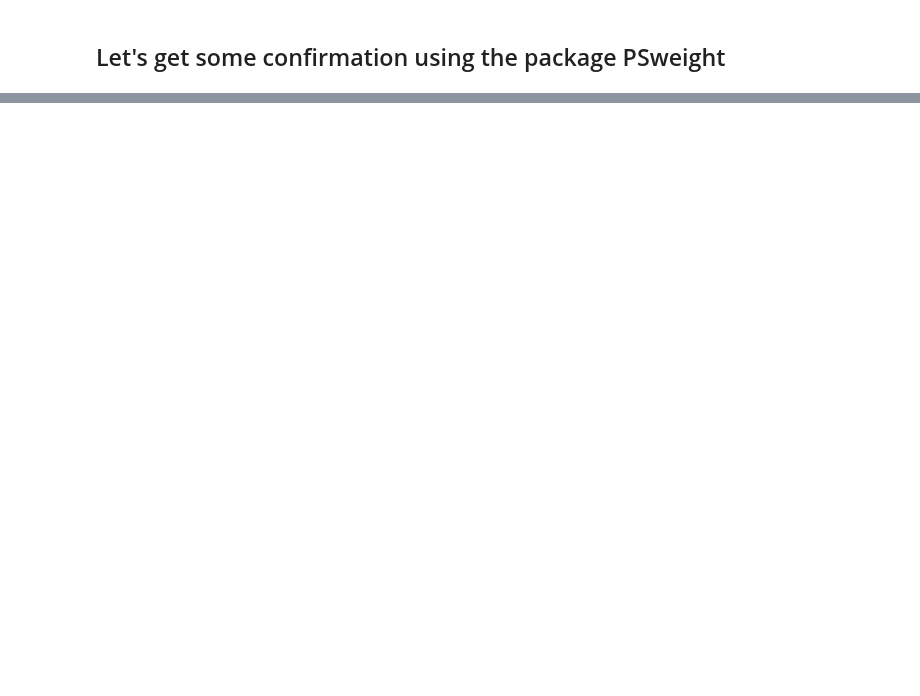
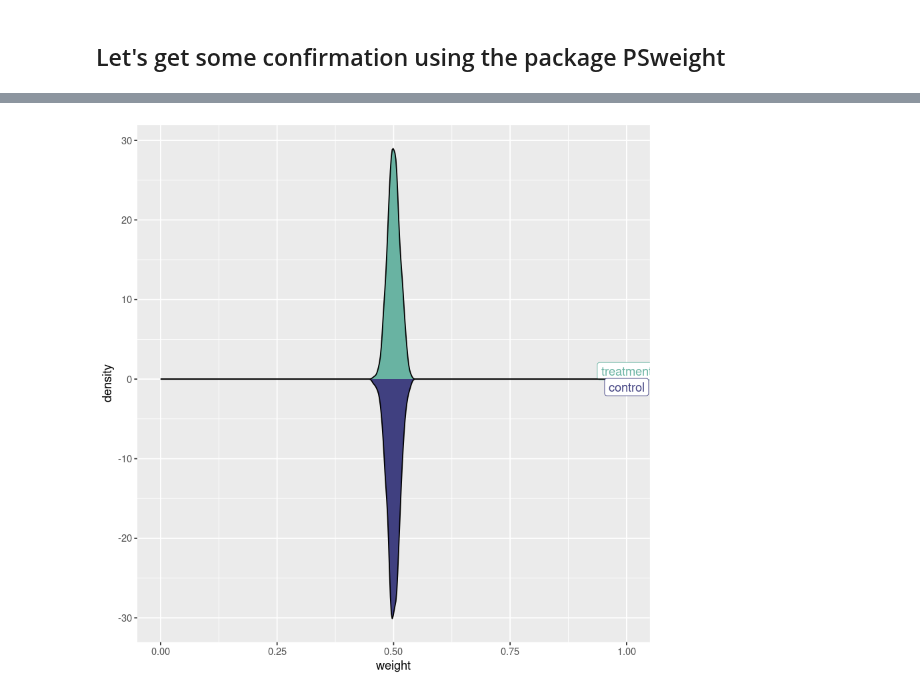
Before and after one commit to lsilvest/notes_and_stuff, a Jupyter notebook: propensity_weighting.ipynb, the cells around one changed output, grey strips where cells are left out. Cells and saved outputs as stored; diff of their text form; code cells hidden in the pictures; blank space fills up the shorter version.

Commit message:
Propensity (#1)
* added some theory

* backup commit: more theory, start of example with red and green balls

* improved AIPW, added the interaction

* minor changes

```diff
--- a/propensity_weighting.ipynb
+++ b/propensity_weighting.ipynb
@@ -593,0 +886,4 @@ aug$muhat["1"] - aug$muhat["0"]
+# %%
+N <- 1000
+tc_same <- data.table(x=rnorm(N*2, 0, 1), treatment=c(rep(FALSE, N), rep(TRUE, N)))
+head(tc_same)
@@ -593,0 +900,21 @@ aug$muhat["1"] - aug$muhat["0"]
+# %%
+model_tc_same <- SumStat(treatment ~ x, data=tc_same)
+# %%
+mirror_plot <- function(data, model) {
+    data <- copy(data)
+    data[, weight := model$propensity[, 2]]
+    p <- ggplot() +
+      # Top
+      geom_density(data=data[treatment==TRUE], aes(x = weight, y = after_stat(density)), fill="#69b3a2" ) +
+      geom_label( aes(x=1, y=1, label="treatment"), color="#69b3a2") +
+      # Bottom
+      geom_density(data=data[treatment==FALSE], aes(x = weight, y = after_stat(-density)), fill= "#404080") +
+      geom_label( aes(x=1, y=-1, label="control"), color="#404080") +
+      xlim(x=c(0,1)) +
+      xlab("weight")
+    p
+}
+# %%
+mirror_plot(tc_same, model_tc_same)
+# %% [output]
+[figure, added]
```
Also changed, not shown: parts of 89 cells of this notebook, 1 other file.
